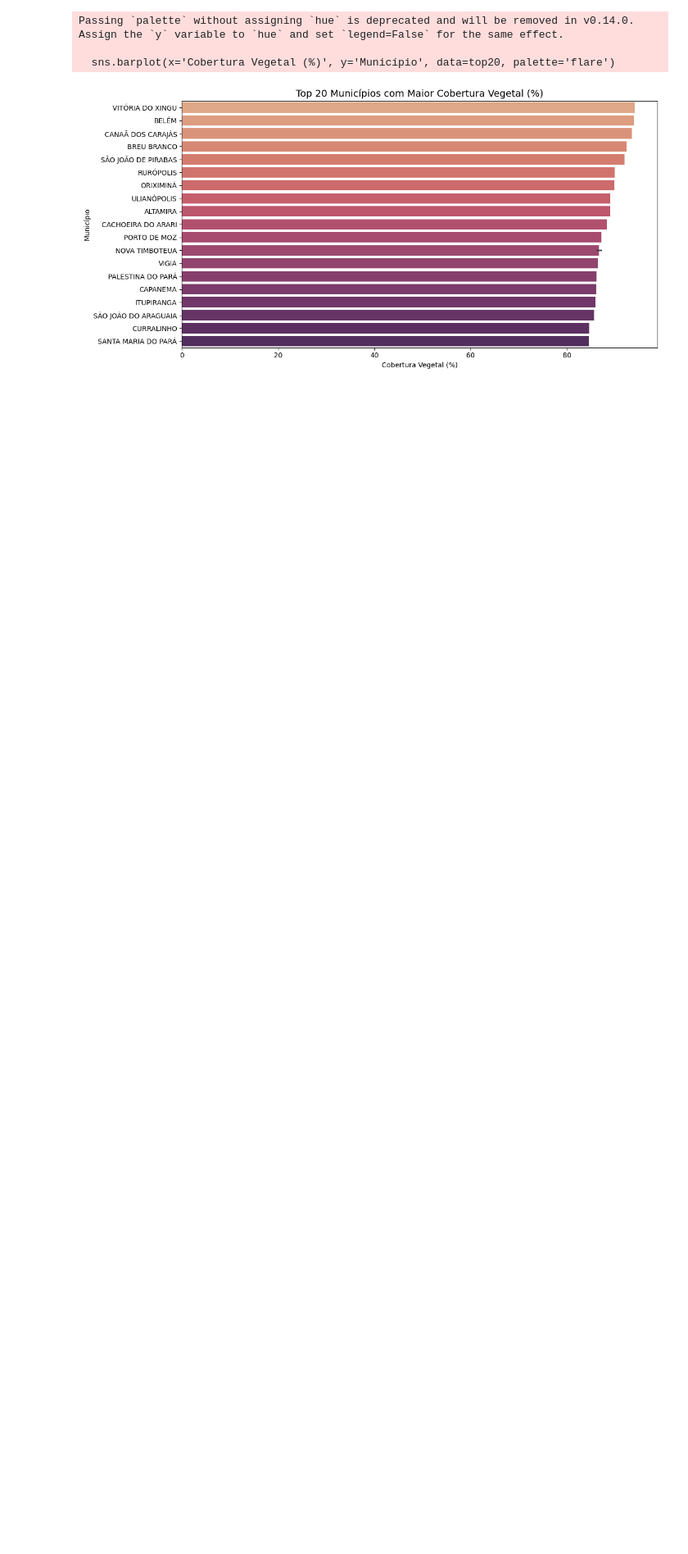
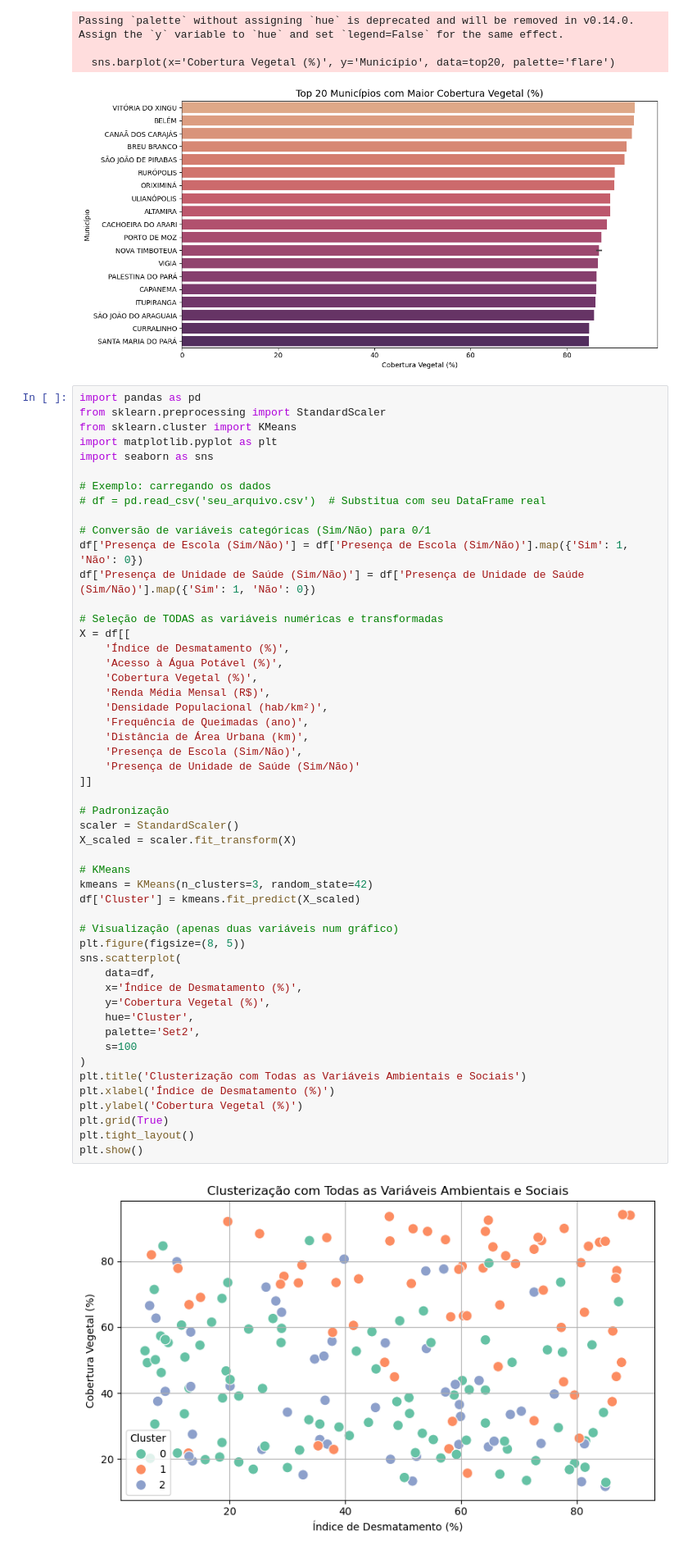
Before and after one commit to fabiopimentel21/tarefa-02-I2A2, a Jupyter notebook: atividade-I2A2.ipynb, the cells around one changed output. Shown: that part at 82% size. Cells and saved outputs as stored; diff of their text form; blank space fills up the shorter version.

```diff
--- a/atividade-I2A2.ipynb
+++ b/atividade-I2A2.ipynb
@@ -76,3 +76,56 @@ Passing `palette` without assigning `hue` is deprecated and will be removed in v
 
   sns.barplot(x='Cobertura Vegetal (%)', y='Município', data=top20, palette='flare')
 [figure]
+# %%
+import pandas as pd
+from sklearn.preprocessing import StandardScaler
+from sklearn.cluster import KMeans
+import matplotlib.pyplot as plt
+import seaborn as sns
+
+# Exemplo: carregando os dados
+# df = pd.read_csv('seu_arquivo.csv')  # Substitua com seu DataFrame real
+
+# Conversão de variáveis categóricas (Sim/Não) para 0/1
+df['Presença de Escola (Sim/Não)'] = df['Presença de Escola (Sim/Não)'].map({'Sim': 1, 'Não': 0})
+df['Presença de Unidade de Saúde (Sim/Não)'] = df['Presença de Unidade de Saúde (Sim/Não)'].map({'Sim': 1, 'Não': 0})
+
+# Seleção de TODAS as variáveis numéricas e transformadas
+X = df[[
+    'Índice de Desmatamento (%)',
+    'Acesso à Água Potável (%)',
+    'Cobertura Vegetal (%)',
+    'Renda Média Mensal (R$)',
+    'Densidade Populacional (hab/km²)',
+    'Frequência de Queimadas (ano)',
+    'Distância de Área Urbana (km)',
+    'Presença de Escola (Sim/Não)',
+    'Presença de Unidade de Saúde (Sim/Não)'
+]]
+
+# Padronização
+scaler = StandardScaler()
+X_scaled = scaler.fit_transform(X)
+
+# KMeans
+kmeans = KMeans(n_clusters=3, random_state=42)
+df['Cluster'] = kmeans.fit_predict(X_scaled)
+
+# Visualização (apenas duas variáveis num gráfico)
+plt.figure(figsize=(8, 5))
+sns.scatterplot(
+    data=df,
+    x='Índice de Desmatamento (%)',
+    y='Cobertura Vegetal (%)',
+    hue='Cluster',
+    palette='Set2',
+    s=100
+)
+plt.title('Clusterização com Todas as Variáveis Ambientais e Sociais')
+plt.xlabel('Índice de Desmatamento (%)')
+plt.ylabel('Cobertura Vegetal (%)')
+plt.grid(True)
+plt.tight_layout()
+plt.show()
+# %% [output]
+[figure, added]
```
